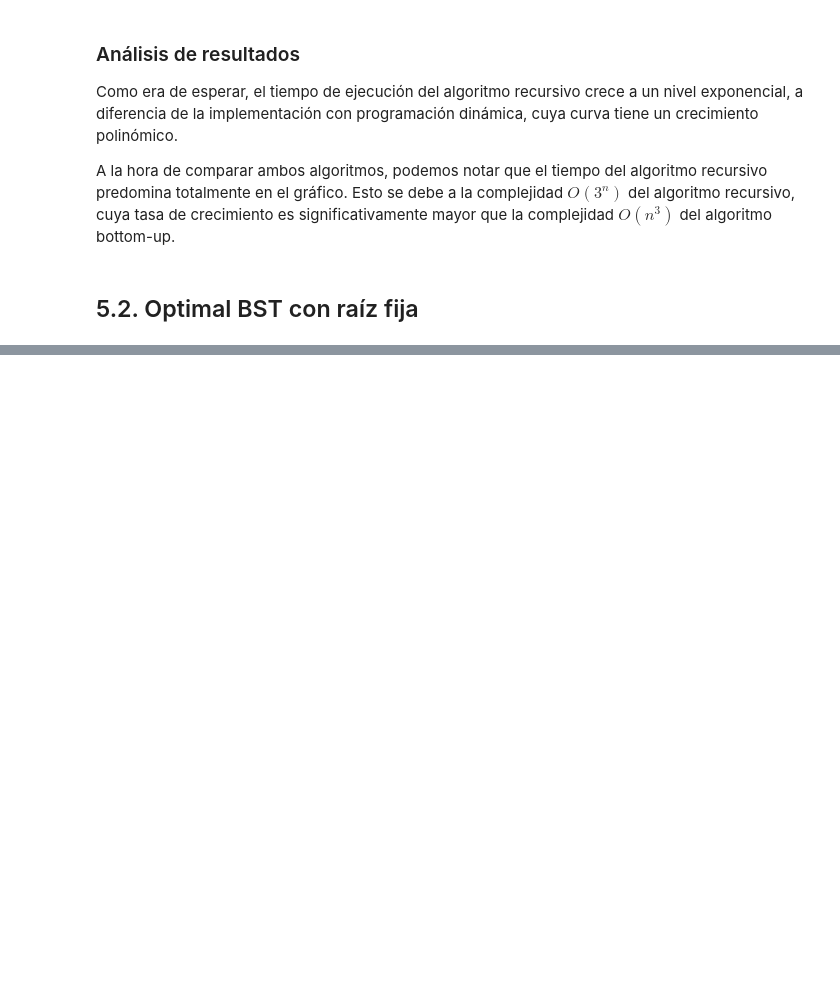
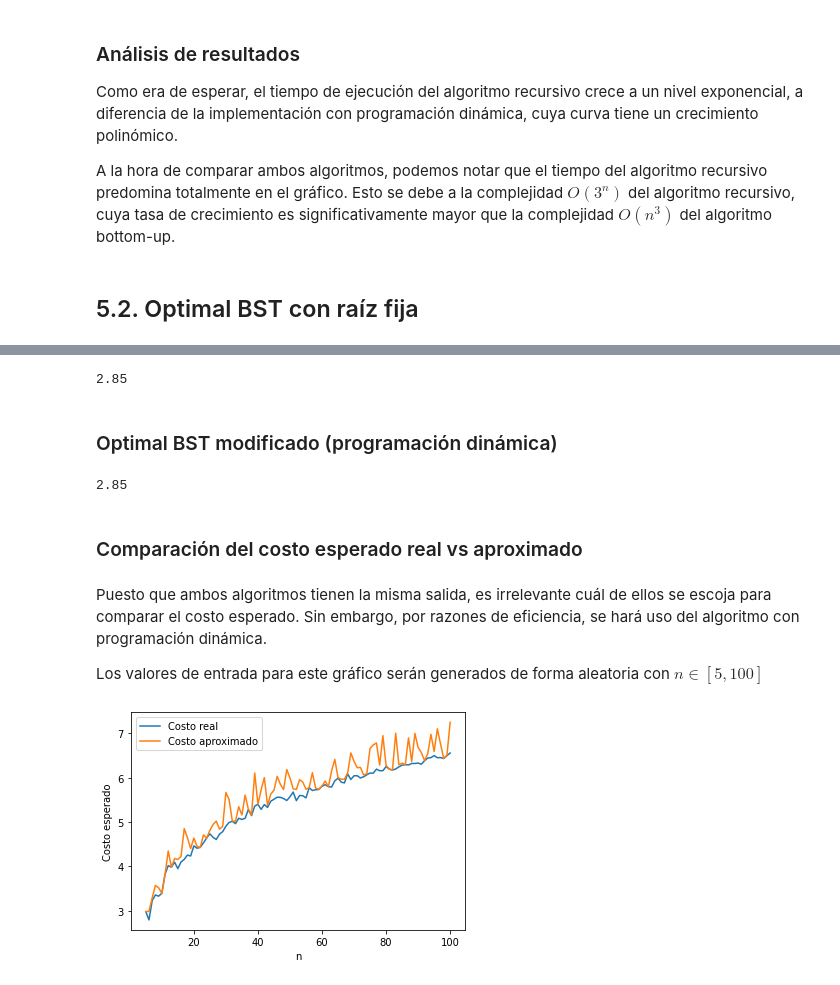
Before and after one commit to OscarRojasG/ADA-Informes, a Jupyter notebook: Informe8-OptimalBST.ipynb, the cells around one changed output, grey strips where cells are left out. Cells and saved outputs as stored; diff of their text form; code cells hidden in the pictures; blank space fills up the shorter version.

```diff
--- a/Informe8-OptimalBST.ipynb
+++ b/Informe8-OptimalBST.ipynb
@@ -604,0 +607,72 @@ A la hora de comparar ambos algoritmos, podemos notar que el tiempo del algoritm
+# %%
+import numpy
+
+def modified_recursive_optimal_bst(k,p,q,n):
+  # Índice del nodo con mayor probabilidad (1...n)
+  r = np.argmax(p) + 1
+
+  e_left = recursive_optimal_bst(k,p,q,1,r-1)[0]
+  e_right = recursive_optimal_bst(k,p,q,r+1,n)[0]
+  e = e_left + e_right + sum(p) + sum(q)
+
+  return e
+
+k = [1, 2, 3, 4, 5]
+p = [0.15, 0.10, 0.05, 0.10, 0.20]
+q = [0.05, 0.10, 0.05, 0.05, 0.05, 0.10]
+
+modified_recursive_optimal_bst(k,p,q,5)
+# %% [output]
+2.85
+# %% [markdown]
+### Optimal BST modificado (programación dinámica)
+# %%
+import numpy
+
+def modified_optimal_bst(k,p,q,n):
+  # Índice del nodo con mayor probabilidad (0...n-1)
+  r = np.argmax(p)
+
+  e_left = optimal_bst(k[:r],p[:r],q[:r+1],r)[0]
+  e_right = optimal_bst(k[r+1:],p[r+1:],q[r+1:],n-r-1)[0]
+  e = e_left + e_right + sum(p) + sum(q)
+  return e
+
+k = [1, 2, 3, 4, 5]
+p = [0.15, 0.10, 0.05, 0.10, 0.20]
+q = [0.05, 0.10, 0.05, 0.05, 0.05, 0.10]
+
+modified_optimal_bst(k,p,q,5)
+# %% [output]
+2.85
+# %% [markdown]
+### Comparación del costo esperado real vs aproximado
+# %% [markdown]
+Puesto que ambos algoritmos tienen la misma salida, es irrelevante cuál de ellos se escoja para comparar el costo esperado. Sin embargo, por razones de eficiencia, se hará uso del algoritmo con programación dinámica.
+
+Los valores de entrada para este gráfico serán generados de forma aleatoria con $n \in [5,100]$
+# %%
+import matplotlib.pyplot as plt
+import numpy as np
+
+x=[]; y1=[]; y2=[]
+
+for n in range(5,101):
+  k, p, q = optimal_bst_instance_generator(n)
+
+  e_real = optimal_bst(k,p,q,n)[0]
+  e_aprox = modified_optimal_bst(k,p,q,n)
+
+  x.append(n)
+  y1.append(e_real)
+  y2.append(e_aprox)
+
+plt.plot(x,y1)
+plt.plot(x,y2)
+plt.legend(["Costo real", "Costo aproximado"])
+
+plt.xlabel('n')
+plt.ylabel('Costo esperado')
+plt.show()
+# %% [output]
+[figure, added]
```
Also changed, not shown: parts of 11 cells of this notebook.
